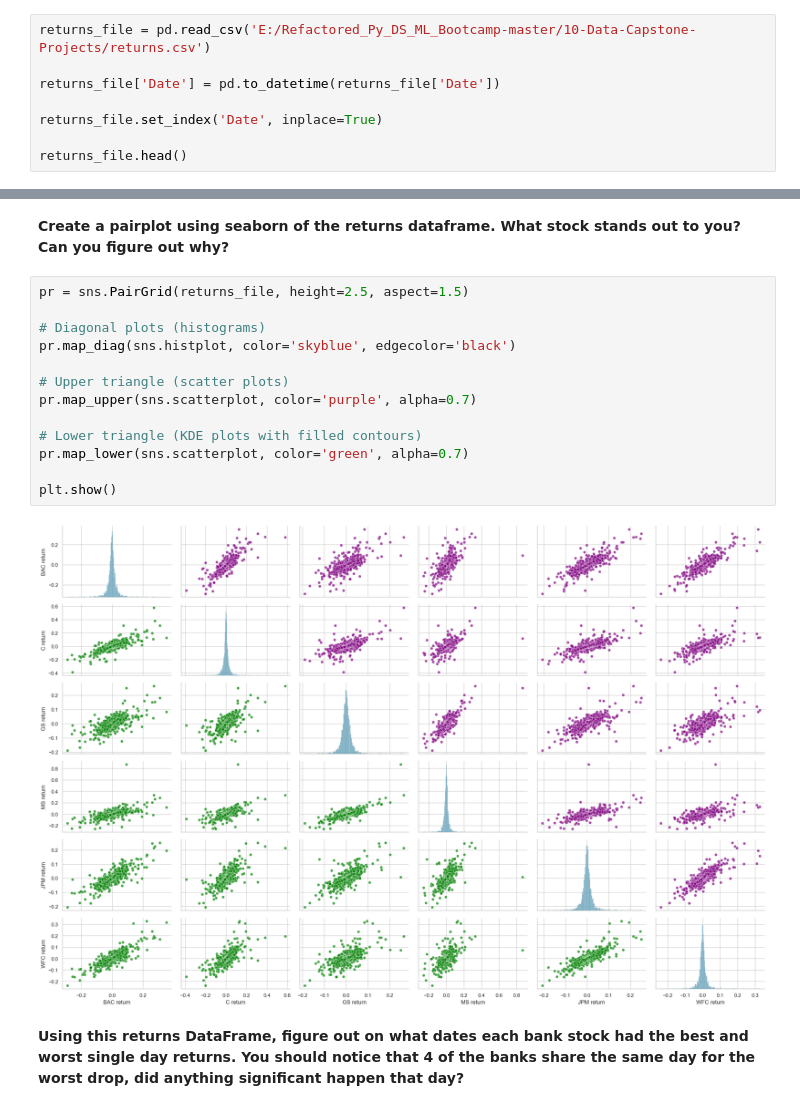
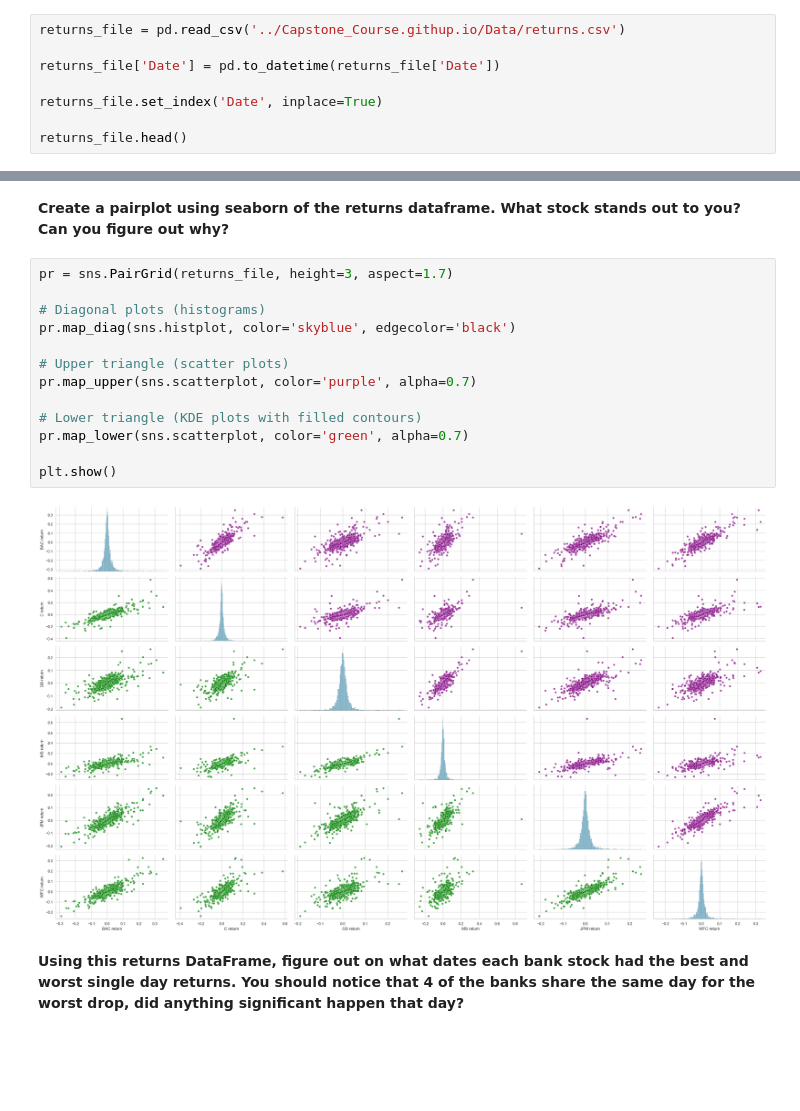
Before and after one commit to ahmeddawod12/Capstone_Course.githup.io, a Jupyter notebook: Finance Project.ipynb, the cells around one changed output, grey strips where cells are left out. Drawn from its saved outputs; the diff is of its cells as text; blank space fills up the shorter version.

```diff
--- a/Finance Project.ipynb
+++ b/Finance Project.ipynb
@@ -206,7 +200,7 @@ for t2 in tickers:
 # %%
 returns.to_csv('E:/Refactored_Py_DS_ML_Bootcamp-master/10-Data-Capstone-Projects/returns.csv')
 # %%
-returns_file = pd.read_csv('E:/Refactored_Py_DS_ML_Bootcamp-master/10-Data-Capstone-Projects/returns.csv')
+returns_file = pd.read_csv('../Capstone_Course.githup.io/Data/returns.csv')
 
 returns_file['Date'] = pd.to_datetime(returns_file['Date'])
 
@@ -224,20 +218,20 @@ returns_file.head()
 # %% [markdown]
 **Create a pairplot using seaborn of the returns dataframe. What stock stands out to you? Can you figure out why?**
 # %%
-pr = sns.PairGrid(returns_file, height=2.5, aspect=1.5)
+pr = sns.PairGrid(returns_file, height=3, aspect=1.7)
 
 # Diagonal plots (histograms)
 pr.map_diag(sns.histplot, color='skyblue', edgecolor='black')
 
 # Upper triangle (scatter plots)
 pr.map_upper(sns.scatterplot, color='purple', alpha=0.7)
 
 # Lower triangle (KDE plots with filled contours)
 pr.map_lower(sns.scatterplot, color='green', alpha=0.7)
 
 plt.show()
 # %% [output]
-[figure, old version]
+[figure, new version]
 # %% [markdown]
 **Using this returns DataFrame, figure out on what dates each bank stock had the best and worst single day returns. You should notice that 4 of the banks share the same day for the worst drop, did anything significant happen that day?**
 # %%
```
Also changed, not shown: parts of 14 cells of this notebook.
